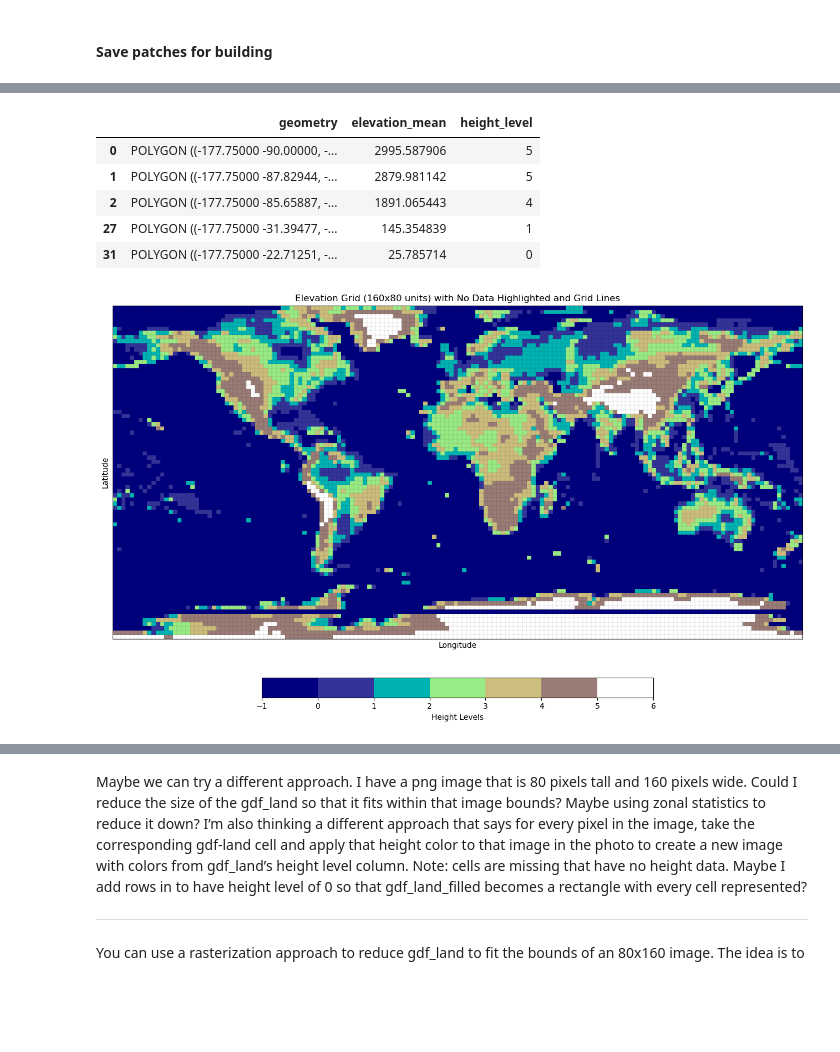
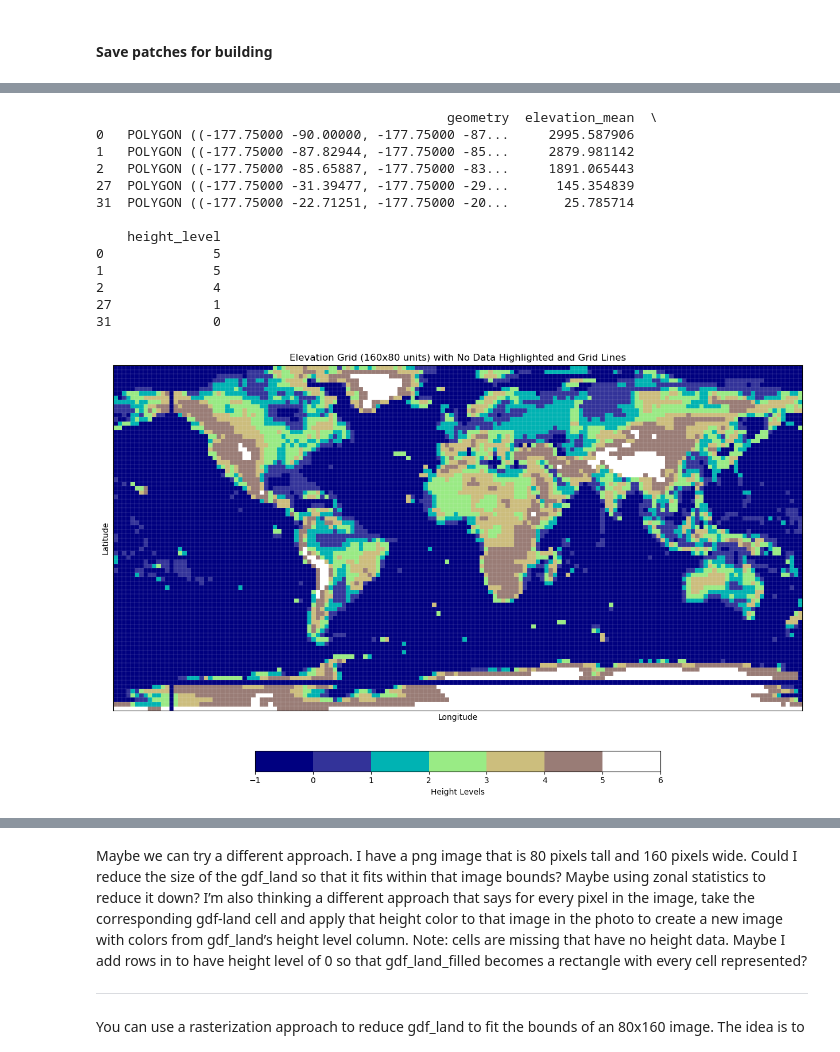
Before and after one commit to sralter/lego_world_map, a Jupyter notebook: lego_world_map.ipynb, the cells around one changed output, grey strips where cells are left out. Cells and saved outputs as stored; diff of their text form; code cells hidden in the pictures; blank space fills up the shorter version.

Commit message:
may have solved the elevation artifact issue

```diff
--- a/lego_world_map.ipynb
+++ b/lego_world_map.ipynb
@@ -286,3 +419,37 @@ plt.savefig('figures/grid_usa.png',bbox_inches='tight')
 plt.show()
 # %% [output]
 [figure]
+# %%
+# extract the bounding box of the world from the GeoDataFrame
+bounds = world_t.bounds
+
+minx = bounds.minx.values[0]
+miny = bounds.miny.values[0]
+maxx = bounds.maxx.values[0]
+maxy = bounds.maxy.values[0]
+
+# Create a user-defined grid within the bounding box of the world
+height = 80
+width = 160
+grid_crs = world_t.crs.to_epsg()
+grid_polygons = create_grid(minx, miny, maxx, maxy, width, height)
+gdf_grid_t = gpd.GeoDataFrame(grid_polygons, columns=['geometry'])
+gdf_grid.crs = grid_crs
+
+# Visualize the grid overlaid on the map
+f, ax = plt.subplots(1, 1, figsize=(8, 8))
+world.plot(ax=ax, color='none', edgecolor='k', linewidth=0.5)
+gdf_grid.plot(ax=ax, edgecolor='w', alpha=0.5)
+ax.axis('off')
+
+# just view USA for now
+ax.set_xlim(-125, -66.9)
+ax.set_ylim(24.4, 49.4)
+
+plt.title('Grid on Polygon of USA')
+
+plt.savefig('figures/grid_usa_transformed.jpg',bbox_inches='tight')
+plt.savefig('figures/grid_usa_transformed.pdf',bbox_inches='tight')
+plt.savefig('figures/grid_usa_transformed.png',bbox_inches='tight')
+
+plt.show()
@@ -700,21 +1101,28 @@ Index(['geometry', 'elevation_mean', 'height_level'], dtype='object')
 
 [5901 rows x 4 columns]
 # %%
-gdf_land.head()
+print(gdf_land.head())
 # %% [output]
-|  | geometry | elevation_mean | height_level |
-| 0 | POLYGON ((-177.75000 -90.00000, -... | 2995.587906 | 5 |
-| 1 | POLYGON ((-177.75000 -87.82944, -... | 2879.981142 | 5 |
-| 2 | POLYGON ((-177.75000 -85.65887, -... | 1891.065443 | 4 |
-| 27 | POLYGON ((-177.75000 -31.39477, -... | 145.354839 | 1 |
-| 31 | POLYGON ((-177.75000 -22.71251, -... | 25.785714 | 0 |
+                                             geometry  elevation_mean  \
+0   POLYGON ((-177.75000 -90.00000, -177.75000 -87...     2995.587906
+1   POLYGON ((-177.75000 -87.82944, -177.75000 -85...     2879.981142
+2   POLYGON ((-177.75000 -85.65887, -177.75000 -83...     1891.065443
+27  POLYGON ((-177.75000 -31.39477, -177.75000 -29...      145.354839
+31  POLYGON ((-177.75000 -22.71251, -177.75000 -20...       25.785714
+
+    height_level
+0              5
+1              5
+2              4
+27             1
+31             0
 # %%
 # Step 1: Define the grid dimensions and bounds
 grid_width = 160
 grid_height = 80
 
 # Dataset bounds
-minx, miny, maxx, maxy = gdf_land.total_bounds
+minx, miny, maxx, maxy = gdf_land_t.total_bounds
 
 # Compute the grid cell size
 cell_width = (maxx - minx) / grid_width
@@ -724,7 +1132,7 @@ cell_height = (maxy - miny) / grid_height
 height_grid = np.full((grid_height, grid_width), -1)  # Fill with -1 for "no data"
 
 # Step 3: Assign height levels to the grid
-for _, row in gdf_land.iterrows():
+for _, row in gdf_land_t.iterrows():
     # Determine which grid cell the geometry falls into
     col = int((row.geometry.bounds[0] - minx) / cell_width)
     row_idx = int((row.geometry.bounds[1] - miny) / cell_height)
@@ -748,33 +1156,33 @@ norm = mcolors.BoundaryNorm(boundaries=[-1, 0] + list(range(1, n_levels + 1)), n
 
 # Step 5: Plot using imshow
 fig, ax = plt.subplots(figsize=(16, 8))  # Aspect ratio matches 160x80
 cax = ax.imshow(height_grid, cmap=custom_cmap, extent=[minx, maxx, miny, maxy],
                 origin='lower', norm=norm, interpolation='nearest')
 
 # Add a colorbar
 cbar = fig.colorbar(cax, ax=ax, orientation='horizontal', fraction=0.05, pad=0.1)
 cbar.set_label('Height Levels')
 
 # Add grid lines
 # Vertical lines
 for x in np.arange(minx, maxx, cell_width):
-    ax.axvline(x, color='black', linewidth=0.2, linestyle='--', alpha=0.5)
+    ax.axvline(x, color='white', linewidth=0.2, linestyle='-', alpha=0.5)
 
 # Horizontal lines
 for y in np.arange(miny, maxy, cell_height):
-    ax.axhline(y, color='black', linewidth=0.2, linestyle='--', alpha=0.5)
+    ax.axhline(y, color='white', linewidth=0.2, linestyle='-', alpha=0.5)
 
 # Hide tick labels
 ax.set_xticks([])
 ax.set_yticks([])
 
 # Titles and axis adjustments
 ax.set_title("Elevation Grid (160x80 units) with No Data Highlighted and Grid Lines")
 ax.set_xlabel("Longitude")
 ax.set_ylabel("Latitude")
 
 plt.tight_layout()
 plt.savefig("figures/elevation_grid_160x80_with_grid_lines.png", dpi=300, bbox_inches='tight')
 plt.show()
 # %% [output]
-[figure, old version]
+[figure, new version]
```
Also changed, not shown: parts of 23 cells of this notebook, 15 other files.
